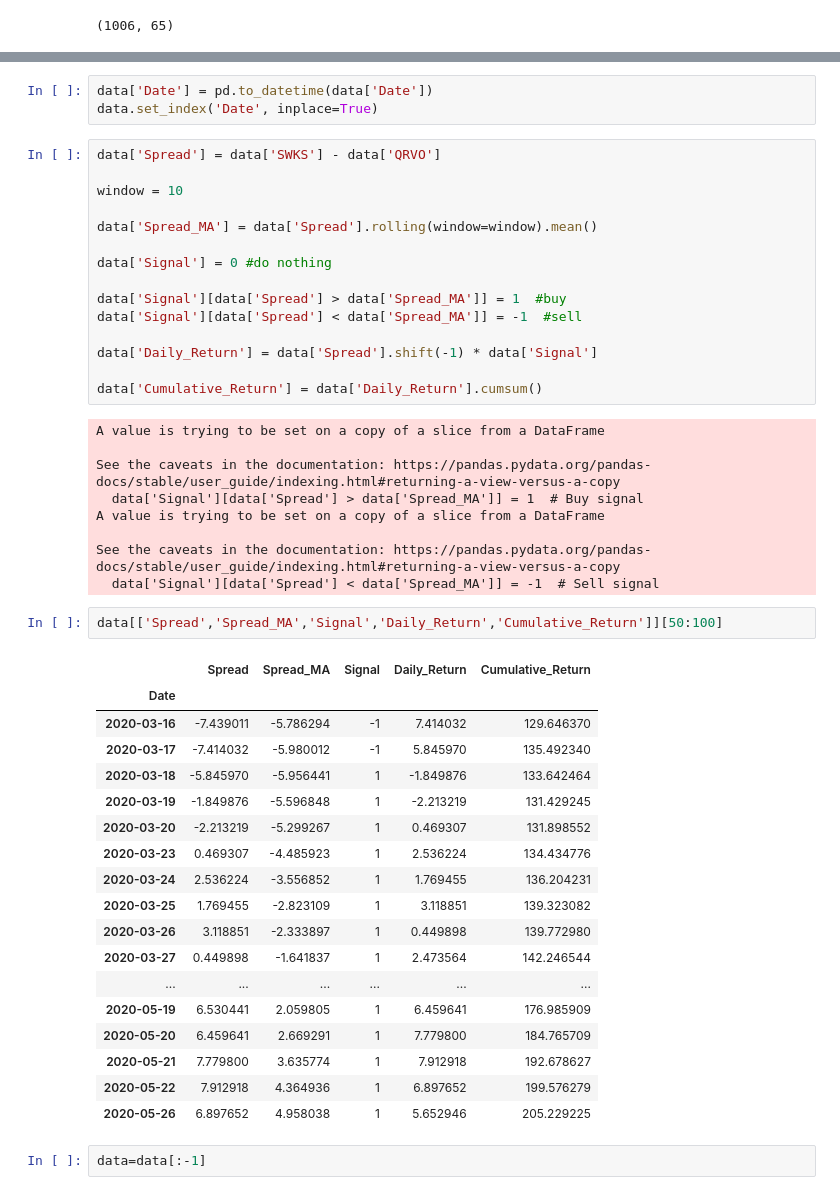
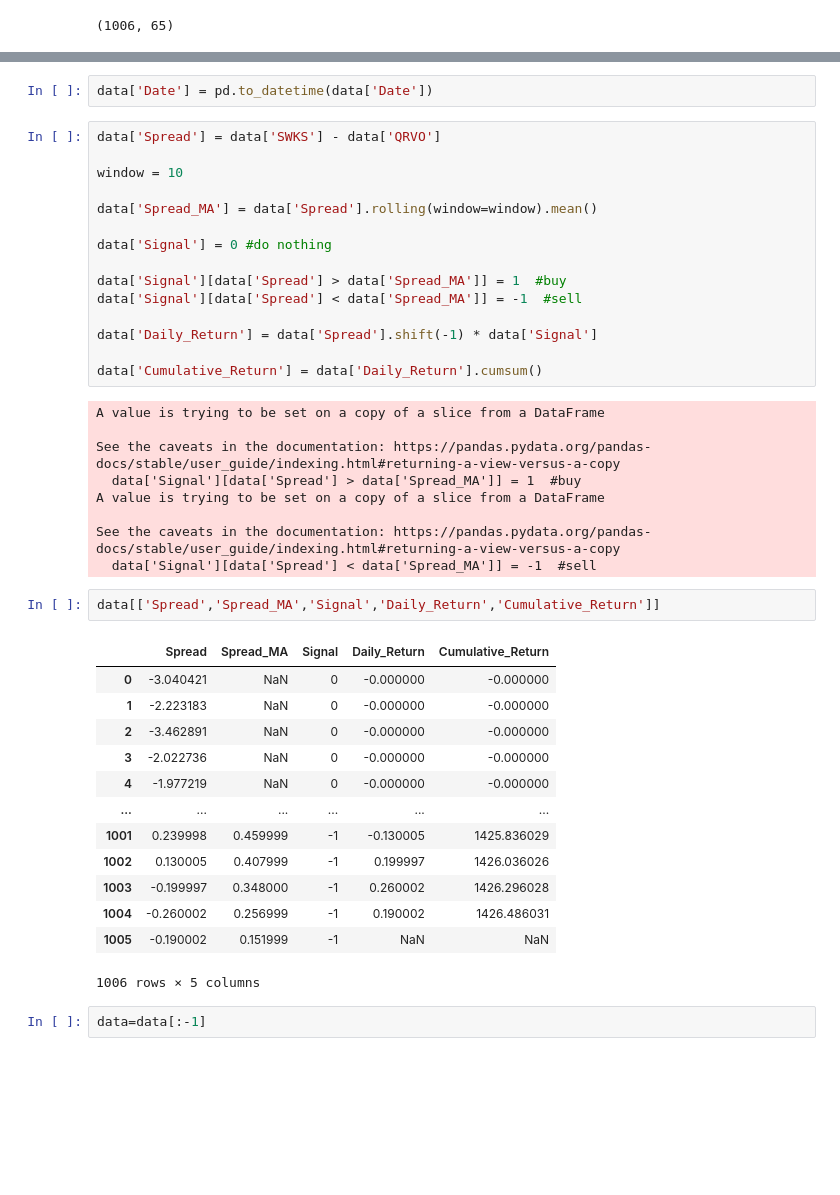
Before and after one commit to Ardaerd/Statistical-Arbitrage, a Jupyter notebook: back_testing.ipynb, the cells around one changed output, grey strips where cells are left out. Cells and saved outputs as stored; diff of their text form; blank space fills up the shorter version.

```diff
--- a/back_testing.ipynb
+++ b/back_testing.ipynb
@@ -46,6 +27,5 @@ def strategy(
 # %%
 data['Date'] = pd.to_datetime(data['Date'])
-data.set_index('Date', inplace=True)
 # %%
 data['Spread'] = data['SWKS'] - data['QRVO']
 
@@ -65,32 +45,27 @@ data['Cumulative_Return'] = data['Daily_Return'].cumsum()
 A value is trying to be set on a copy of a slice from a DataFrame
 
 See the caveats in the documentation: https://pandas.pydata.org/pandas-docs/stable/user_guide/indexing.html#returning-a-view-versus-a-copy
-  data['Signal'][data['Spread'] > data['Spread_MA']] = 1  # Buy signal
+  data['Signal'][data['Spread'] > data['Spread_MA']] = 1  #buy
 A value is trying to be set on a copy of a slice from a DataFrame
 
 See the caveats in the documentation: https://pandas.pydata.org/pandas-docs/stable/user_guide/indexing.html#returning-a-view-versus-a-copy
-  data['Signal'][data['Spread'] < data['Spread_MA']] = -1  # Sell signal
+  data['Signal'][data['Spread'] < data['Spread_MA']] = -1  #sell
 # %%
-data[['Spread','Spread_MA','Signal','Daily_Return','Cumulative_Return']][50:100]
+data[['Spread','Spread_MA','Signal','Daily_Return','Cumulative_Return']]
 # %% [output]
 |  | Spread | Spread_MA | Signal | Daily_Return | Cumulative_Return |
-| Date |  |  |  |  |  |
-| 2020-03-16 | -7.439011 | -5.786294 | -1 | 7.414032 | 129.646370 |
-| 2020-03-17 | -7.414032 | -5.980012 | -1 | 5.845970 | 135.492340 |
-| 2020-03-18 | -5.845970 | -5.956441 | 1 | -1.849876 | 133.642464 |
-| 2020-03-19 | -1.849876 | -5.596848 | 1 | -2.213219 | 131.429245 |
-| 2020-03-20 | -2.213219 | -5.299267 | 1 | 0.469307 | 131.898552 |
-| 2020-03-23 | 0.469307 | -4.485923 | 1 | 2.536224 | 134.434776 |
-| 2020-03-24 | 2.536224 | -3.556852 | 1 | 1.769455 | 136.204231 |
-| 2020-03-25 | 1.769455 | -2.823109 | 1 | 3.118851 | 139.323082 |
-| 2020-03-26 | 3.118851 | -2.333897 | 1 | 0.449898 | 139.772980 |
-| 2020-03-27 | 0.449898 | -1.641837 | 1 | 2.473564 | 142.246544 |
+| 0 | -3.040421 | NaN | 0 | -0.000000 | -0.000000 |
+| 1 | -2.223183 | NaN | 0 | -0.000000 | -0.000000 |
+| 2 | -3.462891 | NaN | 0 | -0.000000 | -0.000000 |
+| 3 | -2.022736 | NaN | 0 | -0.000000 | -0.000000 |
+| 4 | -1.977219 | NaN | 0 | -0.000000 | -0.000000 |
 | ... | ... | ... | ... | ... | ... |
-| 2020-05-19 | 6.530441 | 2.059805 | 1 | 6.459641 | 176.985909 |
-| 2020-05-20 | 6.459641 | 2.669291 | 1 | 7.779800 | 184.765709 |
-| 2020-05-21 | 7.779800 | 3.635774 | 1 | 7.912918 | 192.678627 |
-| 2020-05-22 | 7.912918 | 4.364936 | 1 | 6.897652 | 199.576279 |
-| 2020-05-26 | 6.897652 | 4.958038 | 1 | 5.652946 | 205.229225 |
+| 1001 | 0.239998 | 0.459999 | -1 | -0.130005 | 1425.836029 |
+| 1002 | 0.130005 | 0.407999 | -1 | 0.199997 | 1426.036026 |
+| 1003 | -0.199997 | 0.348000 | -1 | 0.260002 | 1426.296028 |
+| 1004 | -0.260002 | 0.256999 | -1 | 0.190002 | 1426.486031 |
+| 1005 | -0.190002 | 0.151999 | -1 | NaN | NaN |
+1006 rows × 5 columns
 # %%
 data=data[:-1]
 # %%
```
Also changed, not shown: parts of 5 cells of this notebook.
